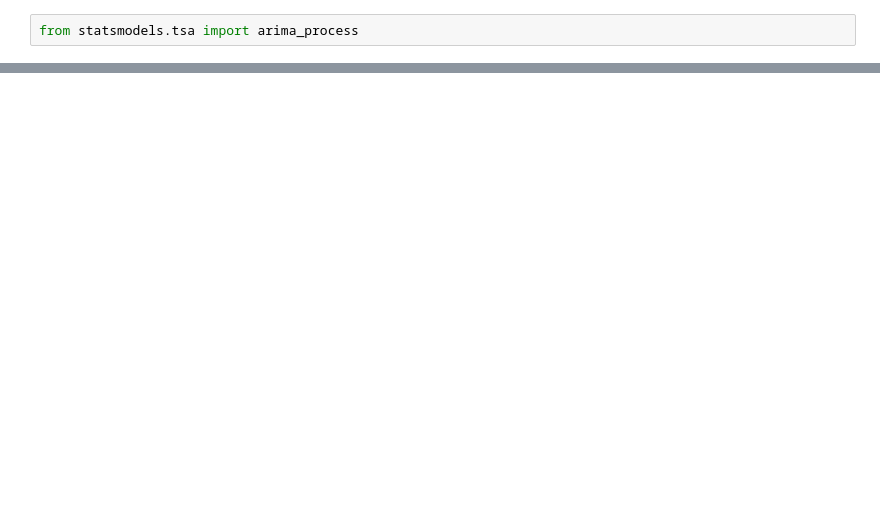
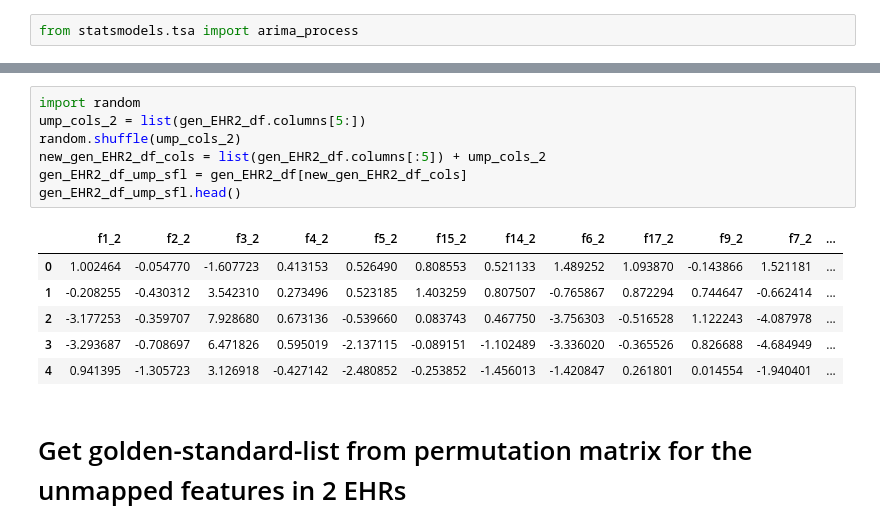
Before and after one commit to cuishuting/seq_to_seq_schema_matching, a Jupyter notebook: time_series_gen.ipynb, the cells around one changed output, grey strips where cells are left out. Cells and saved outputs as stored; diff of their text form; blank space fills up the shorter version.

```diff
--- a/time_series_gen.ipynb
+++ b/time_series_gen.ipynb
@@ -132,0 +83,16 @@ corr_btw_2_gen
+# %%
+import random
+ump_cols_2 = list(gen_EHR2_df.columns[5:])
+random.shuffle(ump_cols_2)
+new_gen_EHR2_df_cols = list(gen_EHR2_df.columns[:5]) + ump_cols_2
+gen_EHR2_df_ump_sfl = gen_EHR2_df[new_gen_EHR2_df_cols]
+gen_EHR2_df_ump_sfl.head()
+# %% [output]
+|  | f1_2 | f2_2 | f3_2 | f4_2 | f5_2 | f15_2 | f14_2 | f6_2 | f17_2 | f9_2 | f7_2 | ... |
+| 0 | 1.002464 | -0.054770 | -1.607723 | 0.413153 | 0.526490 | 0.808553 | 0.521133 | 1.489252 | 1.093870 | -0.143866 | 1.521181 | ... |
+| 1 | -0.208255 | -0.430312 | 3.542310 | 0.273496 | 0.523185 | 1.403259 | 0.807507 | -0.765867 | 0.872294 | 0.744647 | -0.662414 | ... |
+| 2 | -3.177253 | -0.359707 | 7.928680 | 0.673136 | -0.539660 | 0.083743 | 0.467750 | -3.756303 | -0.516528 | 1.122243 | -4.087978 | ... |
+| 3 | -3.293687 | -0.708697 | 6.471826 | 0.595019 | -2.137115 | -0.089151 | -1.102489 | -3.336020 | -0.365526 | 0.826688 | -4.684949 | ... |
+| 4 | 0.941395 | -1.305723 | 3.126918 | -0.427142 | -2.480852 | -0.253852 | -1.456013 | -1.420847 | 0.261801 | 0.014554 | -1.940401 | ... |
+# %% [markdown]
+# Get golden-standard-list from permutation matrix for the unmapped features in 2 EHRs
```
Also changed, not shown: parts of 23 cells of this notebook.
